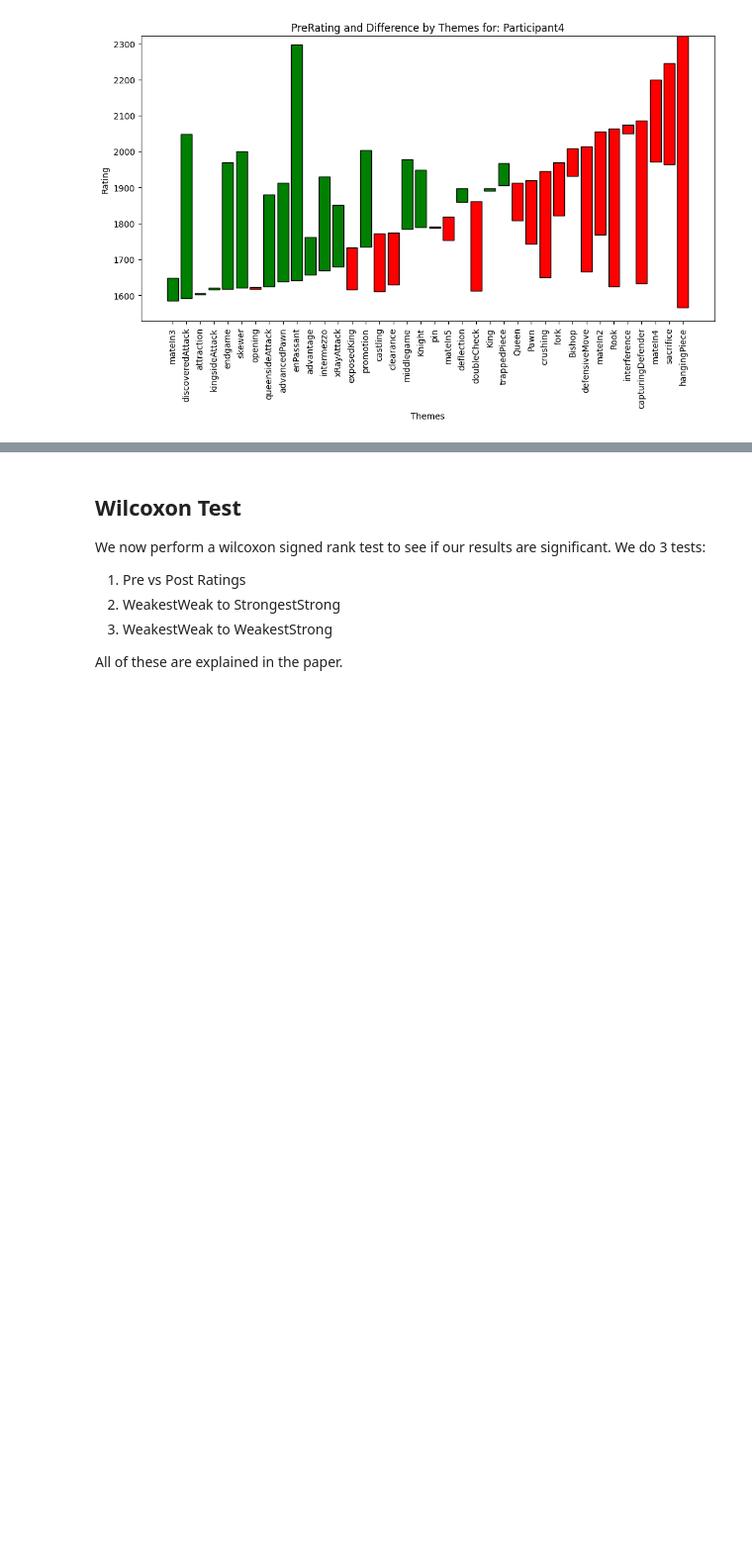
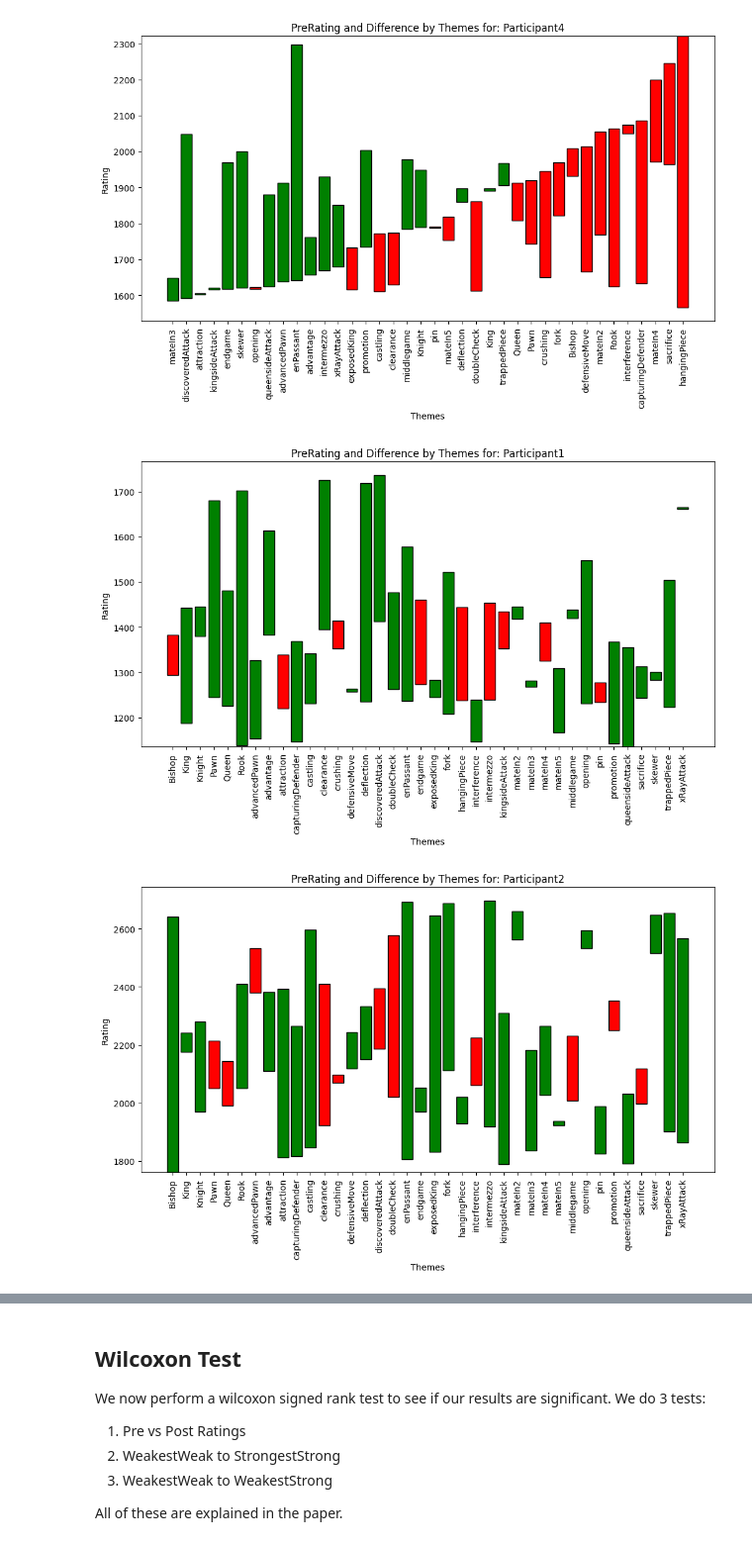
Before and after one commit to Luca-Sander/Bachelor-MIRT-Chess, a Jupyter notebook: significance.ipynb, the cells around one changed output, grey strips where cells are left out. Shown at 99% size. Cells and saved outputs as stored; diff of their text form; code cells hidden in the pictures; blank space fills up the shorter version.

Commit message:
Added further plots where the PreRating and Difference are ordered the same for every participant.

```diff
--- a/significance.ipynb
+++ b/significance.ipynb
@@ -177,3 +177,33 @@ for j in range(len(names)):
 [figure]
 [figure]
 [figure]
+# %%
+'''
+Plotting the same graphs as above, but now we have the same themes listed in the same order for all participants.
+'''
+
+
+import matplotlib.pyplot as plt
+
+# Sort the themes in the same order for all participants
+sorted_themes = sorted(allPreDicts[0].keys())
+
+for j in range(len(names)):
+    plt.figure(figsize=(12, 6))
+    for i, theme in enumerate(sorted_themes):
+        pre_rating = allPreDicts[j][theme]
+        diff_rating = allDiffDicts[j][theme]
+        color = 'green' if diff_rating >= 0 else 'red'
+        plt.bar(i, diff_rating, bottom=pre_rating, color=color, edgecolor='black')
+
+    # Setting the labels and title
+    plt.xlabel('Themes')
+    plt.ylabel('Rating')
+    plt.title('PreRating and Difference by Themes for: ' + names[j])
+    plt.xticks(range(len(sorted_themes)), labels=sorted_themes, rotation=90)
+
+    # Showing the plot
+    plt.show()
+# %% [output]
+[figure, added]
+[figure, added]
```
Also changed, not shown: parts of 2 cells of this notebook.
